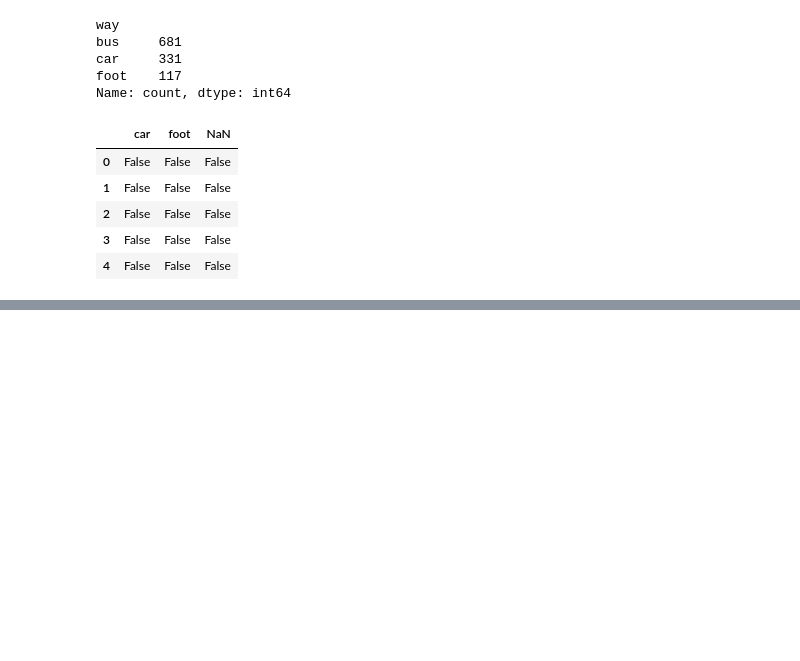
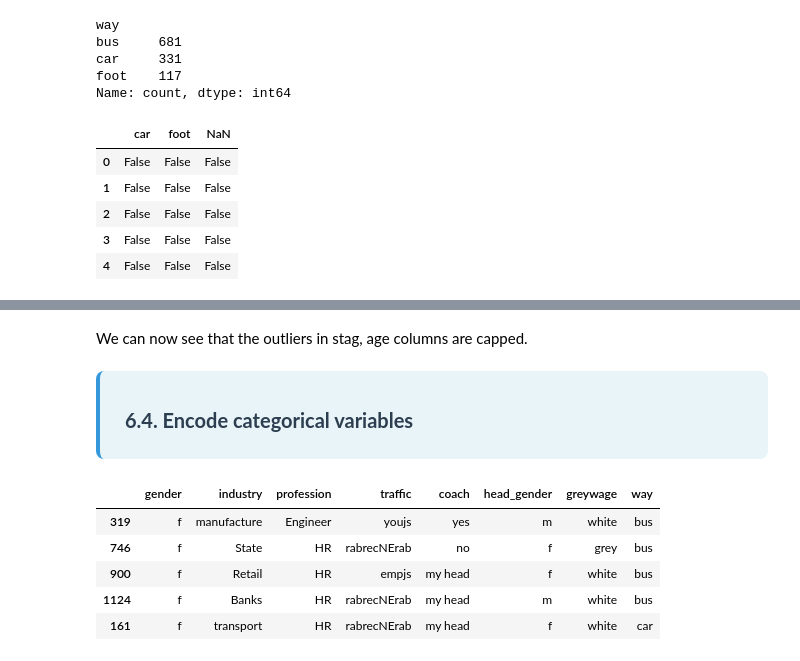
Before and after one commit to jathurT/Employee-Turnover-Prediction-ML, a Jupyter notebook: Logostic Regression Model.ipynb, the cells around one changed output, grey strips where cells are left out. Saved outputs shown, nothing was run; the diff lists cells and outputs as text; code cells hidden in the pictures; blank space fills up the shorter version.

```diff
--- a/Logostic Regression Model.ipynb
+++ b/Logostic Regression Model.ipynb
@@ -534,0 +595,4 @@ print('Rainfall outliers are values < {lowerboundary} or > {upperboundary}'.form
+# %%
+# display categorical variables
+categorical = [col for col in X_train.columns if X_train[col].dtypes == 'O']
+categorical
@@ -534,0 +702,15 @@ print('Rainfall outliers are values < {lowerboundary} or > {upperboundary}'.form
+# %% [markdown]
+We can now see that the outliers in stag, age columns are capped.
+# %% [markdown]
+<div style="background-color: #e8f4f8; padding: 15px 25px; border-radius: 8px; box-shadow: 0 3px 6px rgba(0, 0, 0, 0.1); border-left: 4px solid #3498db; font-family: 'Arial', sans-serif; transition: all 0.3s ease;">
+    <h4 style="color: #2c3e50; font-size: 20px; font-weight: bold; margin: 0; padding-bottom: 8px;">6.4. Encode categorical variables</h4>
+    </div>
+# %%
+X_train[categorical].head()
+# %% [output]
+|  | gender | industry | profession | traffic | coach | head_gender | greywage | way |
+| 319 | f | manufacture | Engineer | youjs | yes | m | white | bus |
+| 746 | f | State | HR | rabrecNErab | no | f | grey | bus |
+| 900 | f | Retail | HR | empjs | my head | f | white | bus |
+| 1124 | f | Banks | HR | rabrecNErab | my head | m | white | bus |
+| 161 | f | transport | HR | rabrecNErab | my head | f | white | car |
```
Also changed, not shown: parts of 35 cells of this notebook.
